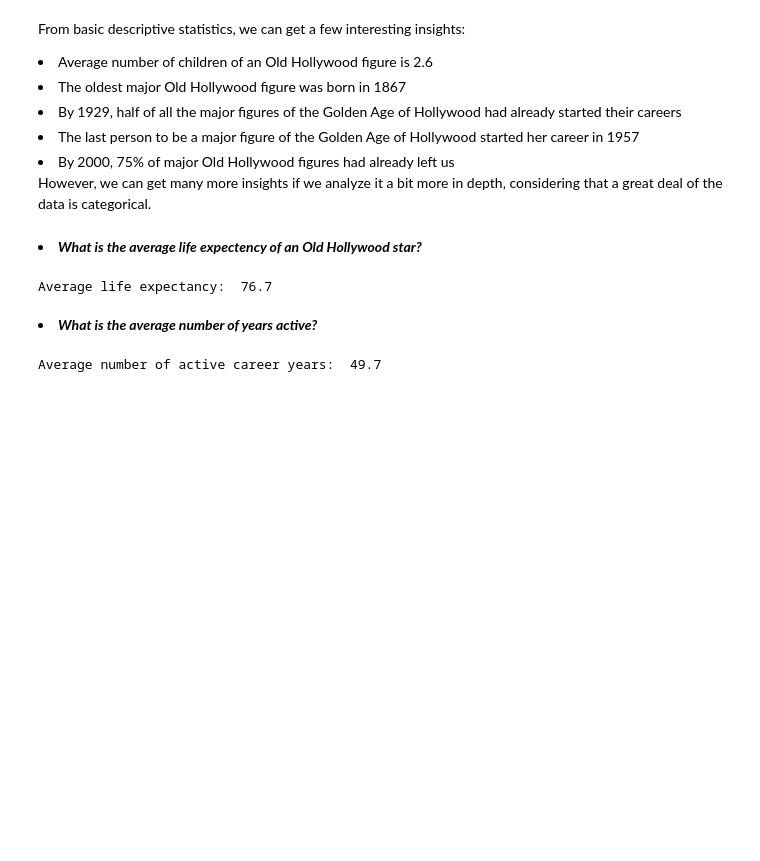
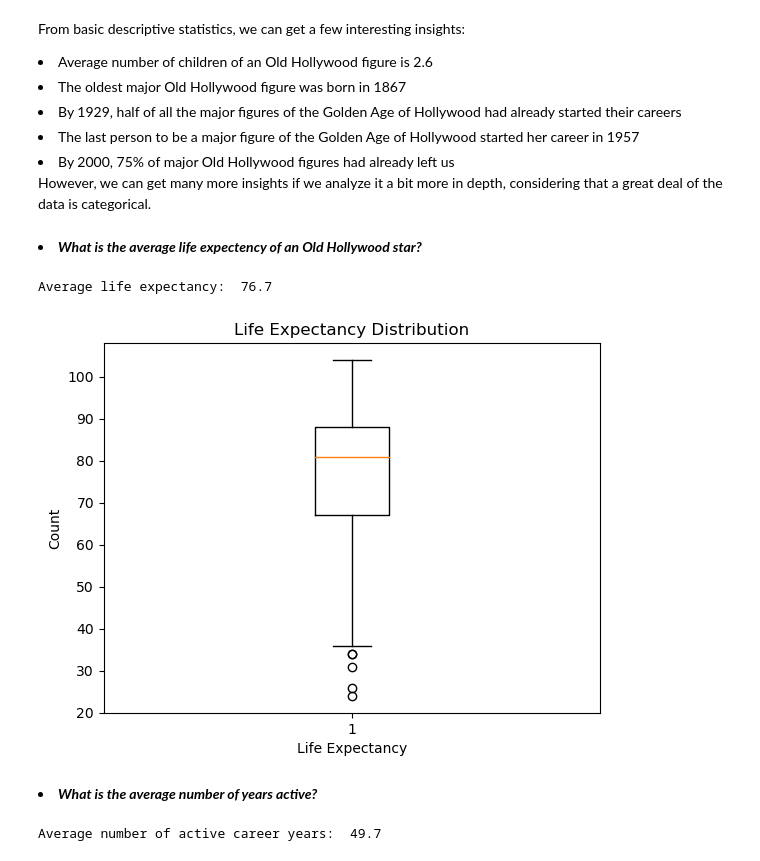
Before and after one commit to dabykov/Projects, a Jupyter notebook: project-1/classic_hollywood_figures.ipynb, the cells around one changed output. Drawn from its saved outputs; the diff is of its cells as text; code cells hidden in the pictures; blank space fills up the shorter version.

```diff
--- a/project-1/classic_hollywood_figures.ipynb
+++ b/project-1/classic_hollywood_figures.ipynb
@@ -674,6 +674,16 @@ average_life = df_9['Death Year'] - df_9['Birth Year']
 print("Average life expectancy: ", average_life.mean().round(decimals=1))
 # %% [output]
 Average life expectancy:  76.7
+# %%
+al_box = average_life.dropna()
+plt.boxplot(al_box)
+plt.title("Life Expectancy Distribution")
+plt.xlabel('Life Expectancy')
+plt.ylabel('Count')
+
+plt.show()
+# %% [output]
+[figure, added]
 # %% [markdown]
 <li> <i> <b> What is the average number of years active? </b> </i> </li>
 # %%
```
